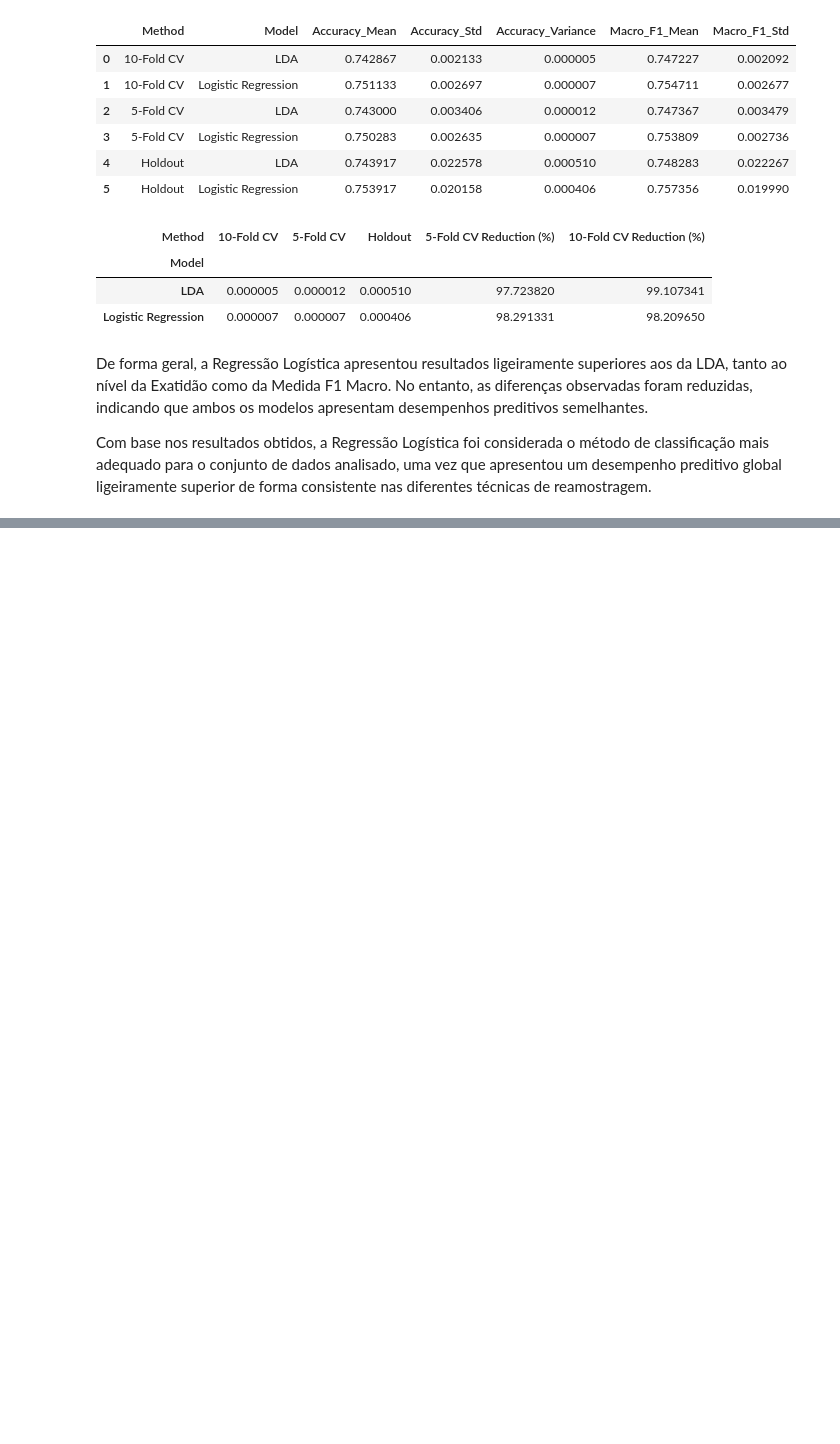
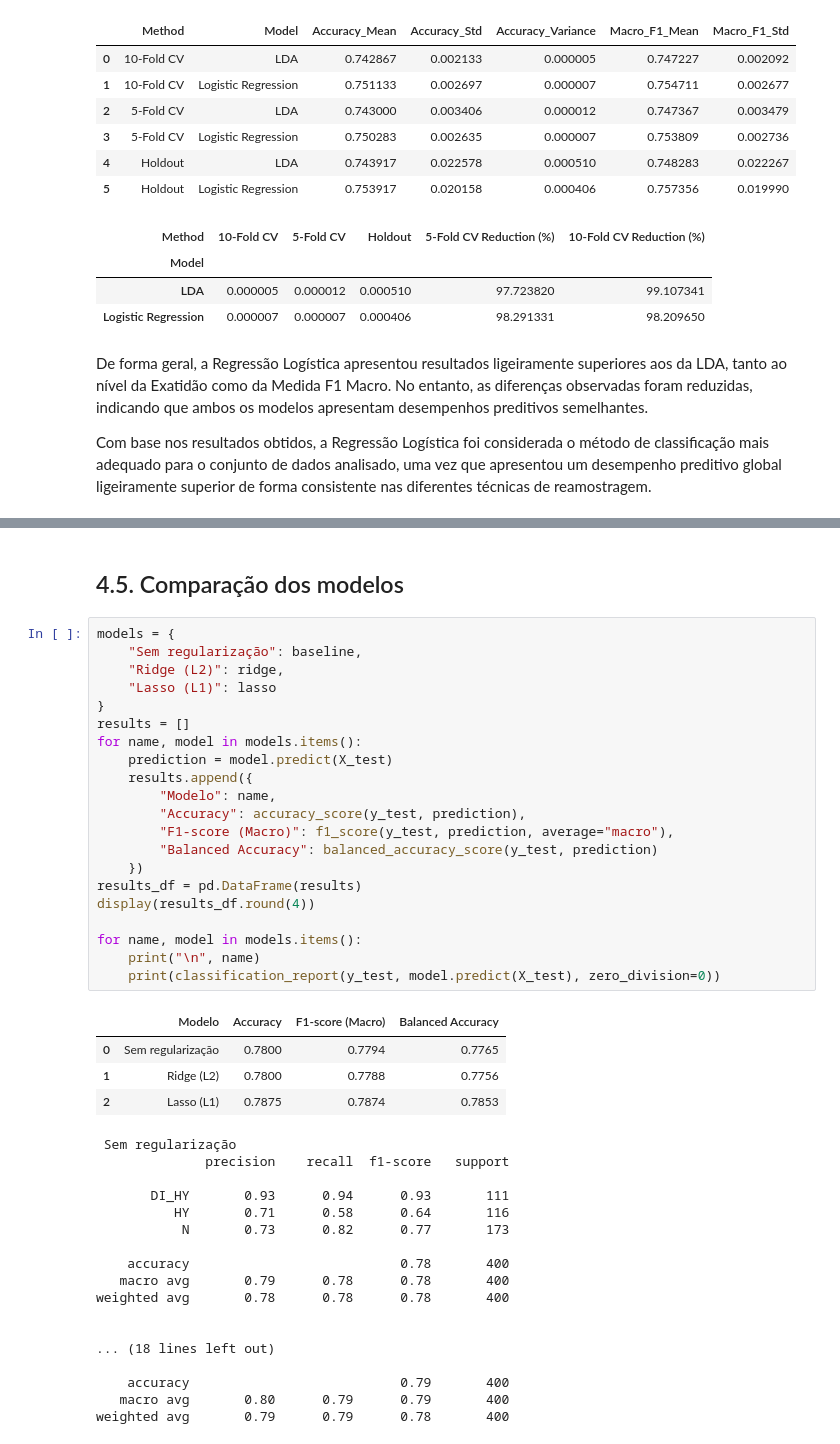
Before and after one commit to GasparAVieira/APRAU, a Jupyter notebook: notebook_grupo01.ipynb, the cells around one changed output, grey strips where cells are left out. Drawn from its saved outputs; the diff is of its cells as text; blank space fills up the shorter version.

```diff
--- a/notebook_grupo01.ipynb
+++ b/notebook_grupo01.ipynb
@@ -1440,0 +1677,45 @@ Com base nos resultados obtidos, a Regressão Logística foi considerada o méto
+# %% [markdown]
+## 4.5. Comparação dos modelos
+# %%
+models = {
+    "Sem regularização": baseline,
+    "Ridge (L2)": ridge,
+    "Lasso (L1)": lasso
+}
+results = []
+for name, model in models.items():
+    prediction = model.predict(X_test)
+    results.append({
+        "Modelo": name,
+        "Accuracy": accuracy_score(y_test, prediction),
+        "F1-score (Macro)": f1_score(y_test, prediction, average="macro"),
+        "Balanced Accuracy": balanced_accuracy_score(y_test, prediction)
+    })
+results_df = pd.DataFrame(results)
+display(results_df.round(4))
+
+for name, model in models.items():
+    print("\n", name)
+    print(classification_report(y_test, model.predict(X_test), zero_division=0))
+# %% [output]
+|  | Modelo | Accuracy | F1-score (Macro) | Balanced Accuracy |
+| 0 | Sem regularização | 0.7800 | 0.7794 | 0.7765 |
+| 1 | Ridge (L2) | 0.7800 | 0.7788 | 0.7756 |
+| 2 | Lasso (L1) | 0.7875 | 0.7874 | 0.7853 |
+ Sem regularização
+              precision    recall  f1-score   support
+
+       DI_HY       0.93      0.94      0.93       111
+          HY       0.71      0.58      0.64       116
+           N       0.73      0.82      0.77       173
+
+    accuracy                           0.78       400
+   macro avg       0.79      0.78      0.78       400
+weighted avg       0.78      0.78      0.78       400
+
+
+... (18 lines left out)
+
+    accuracy                           0.79       400
+   macro avg       0.80      0.79      0.79       400
+weighted avg       0.79      0.79      0.78       400
```
Also changed, not shown: parts of 14 cells of this notebook.
